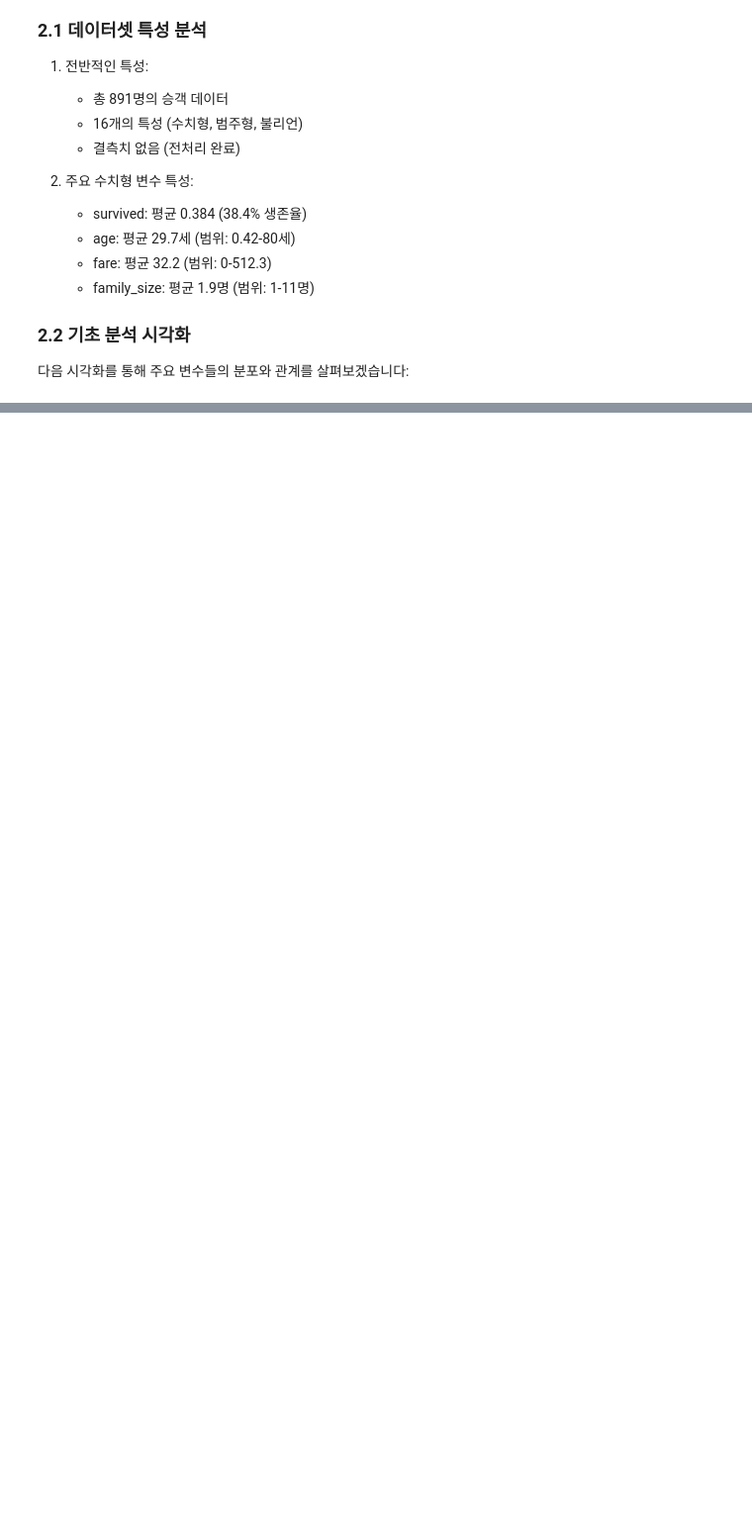
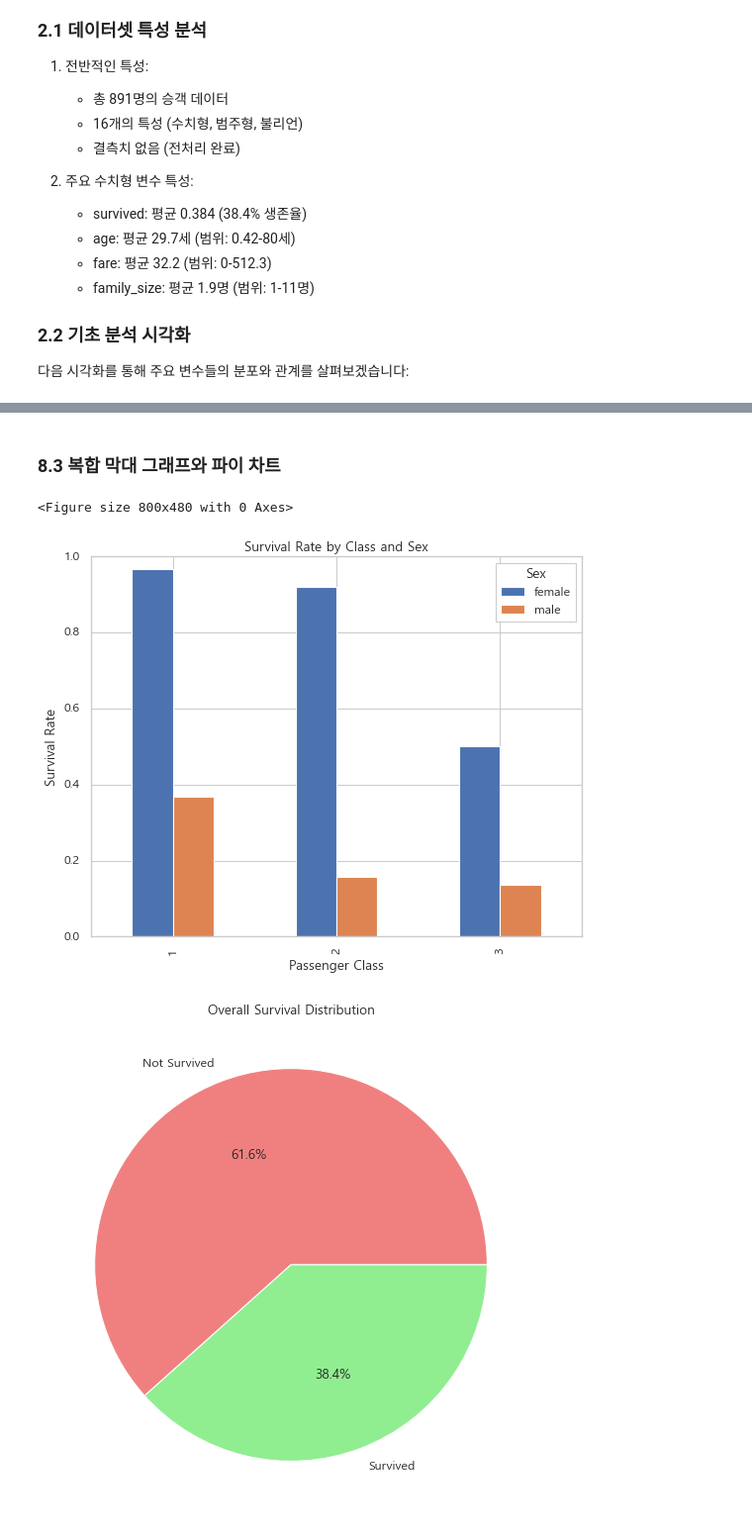
Before and after one commit to kjhgreat/titanic-analysis, a Jupyter notebook: notebooks/02_eda.ipynb, the cells around one changed output, grey strips where cells are left out. Shown: that part at 99% size. Saved outputs shown, nothing was run; the diff lists cells and outputs as text; code cells hidden in the pictures; blank space fills up the shorter version.

```diff
--- a/notebooks/02_eda.ipynb
+++ b/notebooks/02_eda.ipynb
@@ -68,0 +500,33 @@ max      11.000000
+# %% [markdown]
+### 8.3 복합 막대 그래프와 파이 차트
+# %%
+# 세 개의 별도 그래프를 각각 다른 figure로 생성
+# 1. 객실 등급별 성별 생존율
+plt.figure(figsize=(10, 6))
+survival_by_class_sex = df.groupby(['pclass', 'sex'])['survived'].mean()
+survival_by_class_sex.unstack().plot(kind='bar')
+plt.title('Survival Rate by Class and Sex')
+plt.xlabel('Passenger Class')
+plt.ylabel('Survival Rate')
+plt.legend(title='Sex')
+plt.show()
+
+# 2. 전체 생존/사망 비율 (파이 차트)
+plt.figure(figsize=(8, 8))
+survival_counts = df['survived'].value_counts()
+plt.pie(survival_counts, labels=['Not Survived', 'Survived'],
+       autopct='%1.1f%%', colors=['lightcoral', 'lightgreen'])
+plt.title('Overall Survival Distribution')
+plt.show()
+
+# 3. 객실 등급별 승객 분포 (파이 차트)
+plt.figure(figsize=(8, 8))
+class_counts = df['pclass'].value_counts().sort_index()
+plt.pie(class_counts, labels=['1st Class', '2nd Class', '3rd Class'],
+       autopct='%1.1f%%', colors=['lightblue', 'lightgreen', 'lightcoral'])
+plt.title('Passenger Distribution by Class')
+plt.show()
+# %% [output]
+<Figure size 800x480 with 0 Axes>
+[figure, added]
+[figure, added]
```
Also changed, not shown: parts of 15 cells of this notebook.
